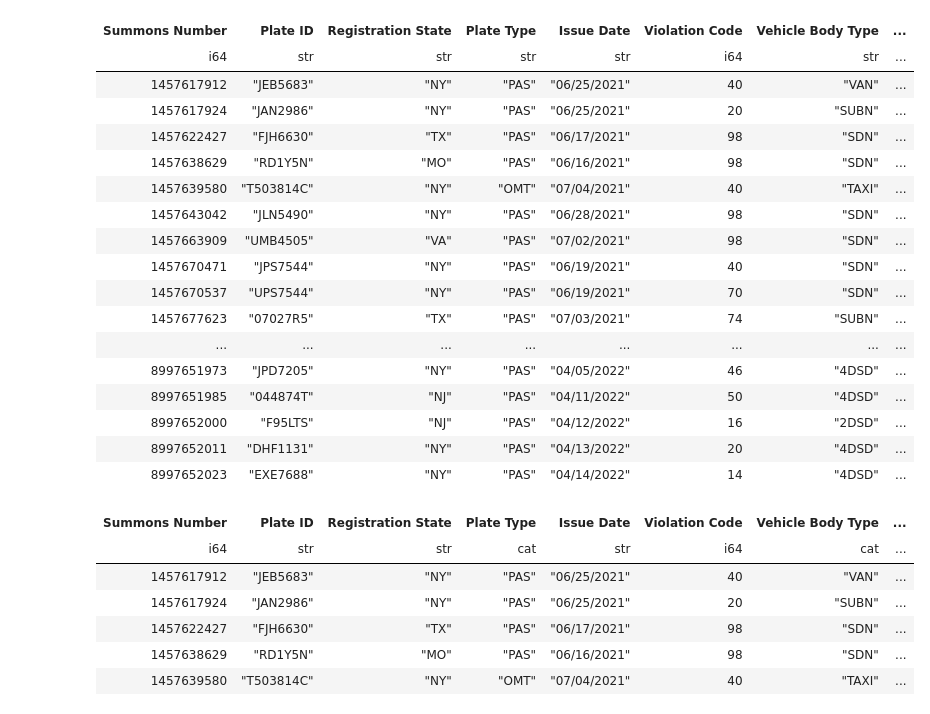
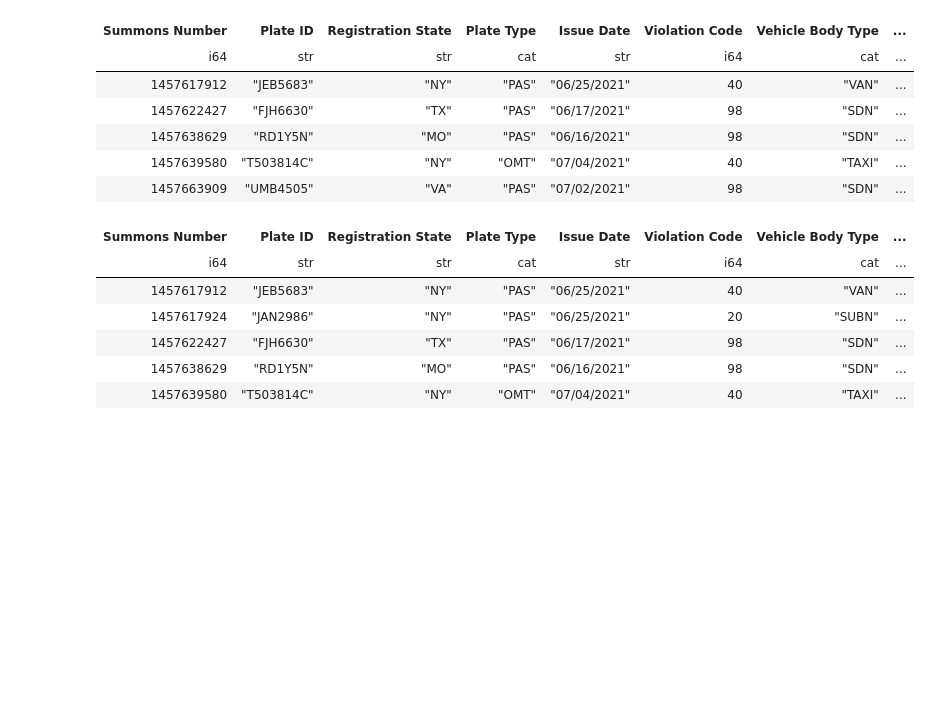
Before and after one commit to aljazerzen/bid-data-project, a Jupyter notebook: exploration.ipynb, the cells around one changed output. Cells and saved outputs as stored; diff of their text form; code cells hidden in the pictures; blank space fills up the shorter version.

```diff
--- a/exploration.ipynb
+++ b/exploration.ipynb
@@ -4,26 +4,15 @@ import pandas as pd
 import plotnine as pn
 # %%
 df = pl.read_parquet('./data/2022.gz.parquet')
-df
+df.head()
 # %% [output]
 | Summons Number | Plate ID | Registration State | Plate Type | Issue Date | Violation Code | Vehicle Body Type | ... |
-| i64 | str | str | str | str | i64 | str | ... |
+| i64 | str | str | cat | str | i64 | cat | ... |
 | 1457617912 | "JEB5683" | "NY" | "PAS" | "06/25/2021" | 40 | "VAN" | ... |
-| 1457617924 | "JAN2986" | "NY" | "PAS" | "06/25/2021" | 20 | "SUBN" | ... |
 | 1457622427 | "FJH6630" | "TX" | "PAS" | "06/17/2021" | 98 | "SDN" | ... |
 | 1457638629 | "RD1Y5N" | "MO" | "PAS" | "06/16/2021" | 98 | "SDN" | ... |
 | 1457639580 | "T503814C" | "NY" | "OMT" | "07/04/2021" | 40 | "TAXI" | ... |
-| 1457643042 | "JLN5490" | "NY" | "PAS" | "06/28/2021" | 98 | "SDN" | ... |
 | 1457663909 | "UMB4505" | "VA" | "PAS" | "07/02/2021" | 98 | "SDN" | ... |
-| 1457670471 | "JPS7544" | "NY" | "PAS" | "06/19/2021" | 40 | "SDN" | ... |
-| 1457670537 | "UPS7544" | "NY" | "PAS" | "06/19/2021" | 70 | "SDN" | ... |
-| 1457677623 | "07027R5" | "TX" | "PAS" | "07/03/2021" | 74 | "SUBN" | ... |
-| ... | ... | ... | ... | ... | ... | ... | ... |
-| 8997651973 | "JPD7205" | "NY" | "PAS" | "04/05/2022" | 46 | "4DSD" | ... |
-| 8997651985 | "044874T" | "NJ" | "PAS" | "04/11/2022" | 50 | "4DSD" | ... |
-| 8997652000 | "F95LTS" | "NJ" | "PAS" | "04/12/2022" | 16 | "2DSD" | ... |
-| 8997652011 | "DHF1131" | "NY" | "PAS" | "04/13/2022" | 20 | "4DSD" | ... |
-| 8997652023 | "EXE7688" | "NY" | "PAS" | "04/14/2022" | 14 | "4DSD" | ... |
 # %%
 df = df.with_columns([
     pl.col('Vehicle Body Type').cast(pl.Categorical),
```
Also changed, not shown: parts of 3 cells of this notebook, 7 other files.
